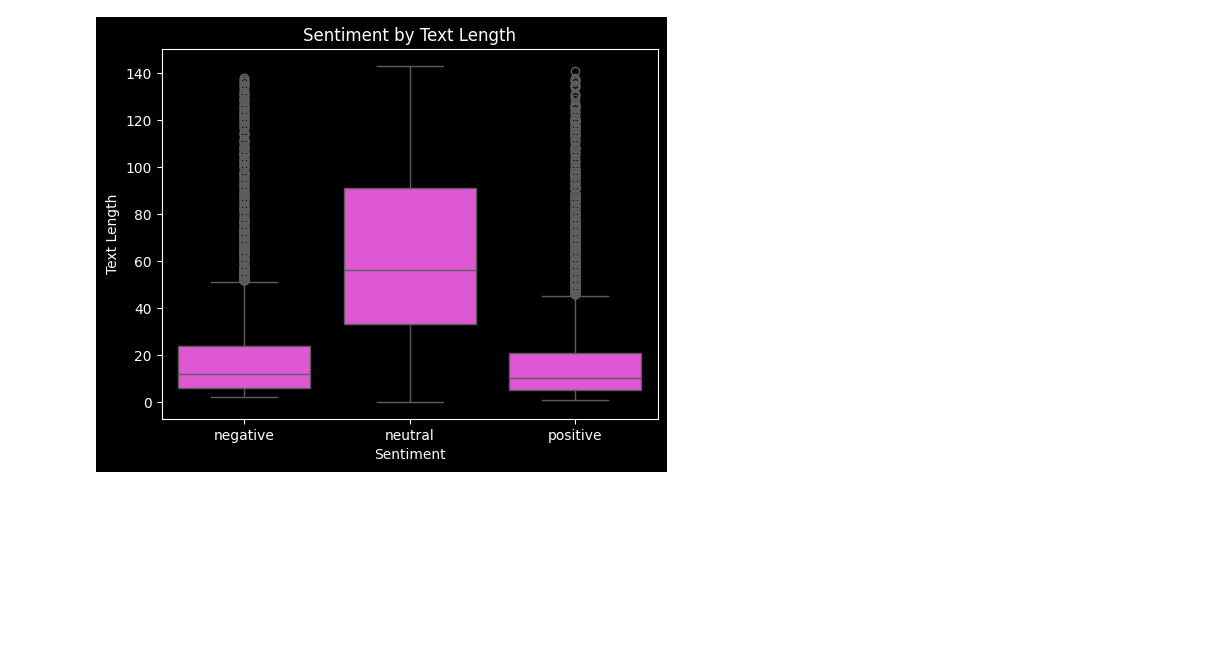
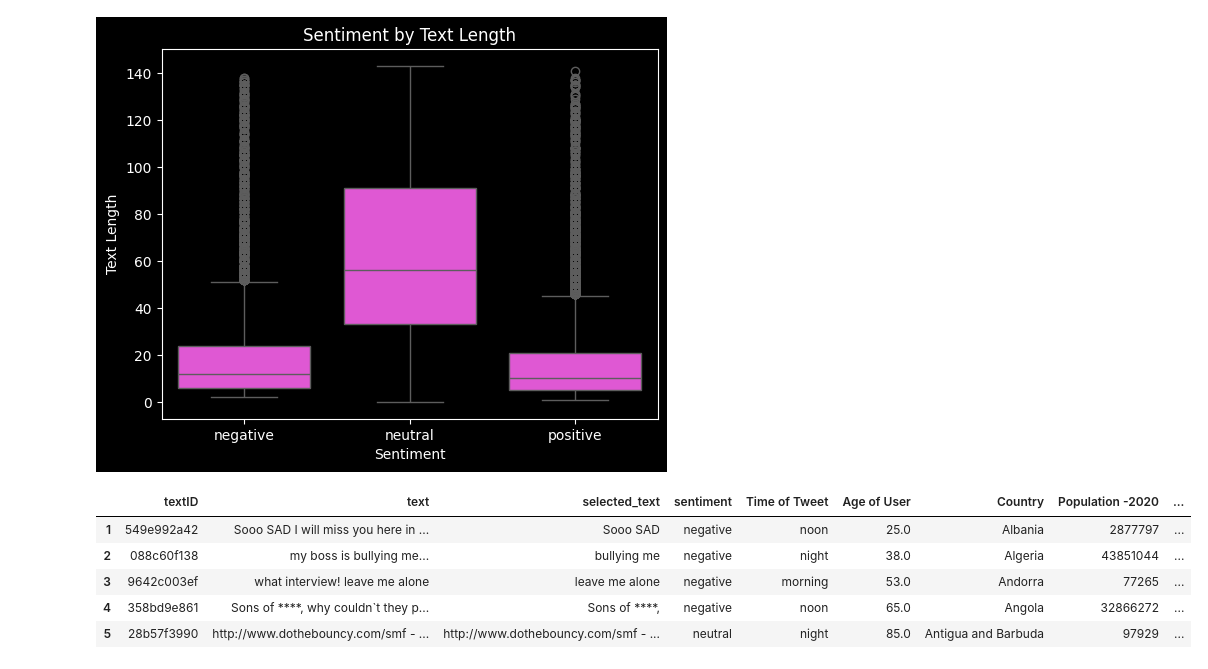
Before and after one commit to ramizMahmmud/learning-data-science, a Jupyter notebook: 5_seniment_analysis/sentiment_analysis.ipynb, the cells around one changed output. Drawn from its saved outputs; the diff is of its cells as text; code cells hidden in the pictures; blank space fills up the shorter version.

```diff
--- a/5_seniment_analysis/sentiment_analysis.ipynb
+++ b/5_seniment_analysis/sentiment_analysis.ipynb
@@ -179,3 +179,12 @@ plt.ylabel("Text Length")
 plt.show()
 # %% [output]
 [figure]
+# %%
+df.head(5)
+# %% [output]
+|  | textID | text | selected_text | sentiment | Time of Tweet | Age of User | Country | Population -2020 | ... |
+| 1 | 549e992a42 | Sooo SAD I will miss you here in ... | Sooo SAD | negative | noon | 25.0 | Albania | 2877797 | ... |
+| 2 | 088c60f138 | my boss is bullying me... | bullying me | negative | night | 38.0 | Algeria | 43851044 | ... |
+| 3 | 9642c003ef | what interview! leave me alone | leave me alone | negative | morning | 53.0 | Andorra | 77265 | ... |
+| 4 | 358bd9e861 | Sons of ****, why couldn`t they p... | Sons of ****, | negative | noon | 65.0 | Angola | 32866272 | ... |
+| 5 | 28b57f3990 | http://www.dothebouncy.com/smf - ... | http://www.dothebouncy.com/smf - ... | neutral | night | 85.0 | Antigua and Barbuda | 97929 | ... |
```
Also changed, not shown: parts of 13 cells of this notebook.
